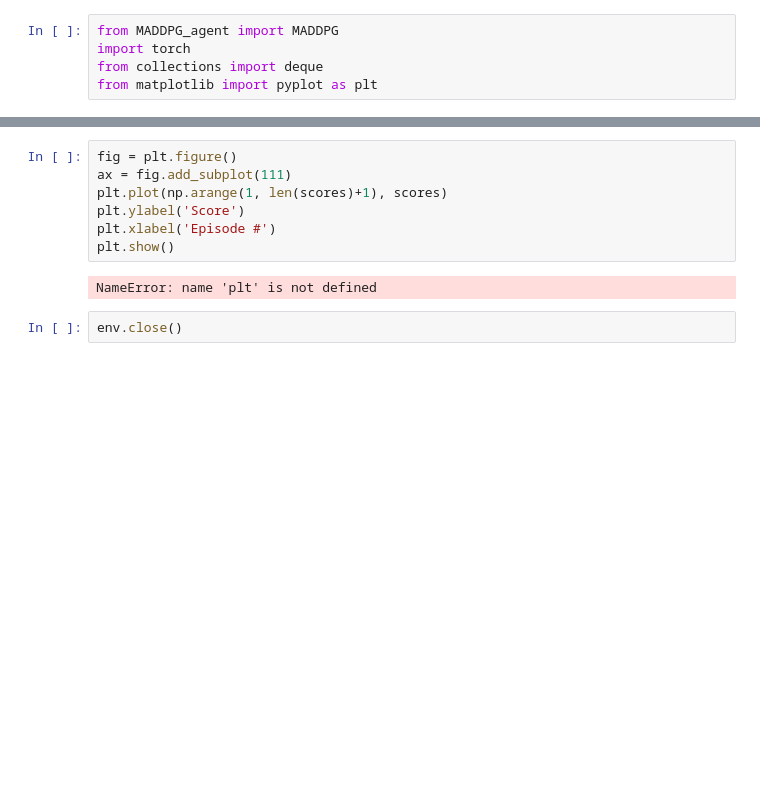
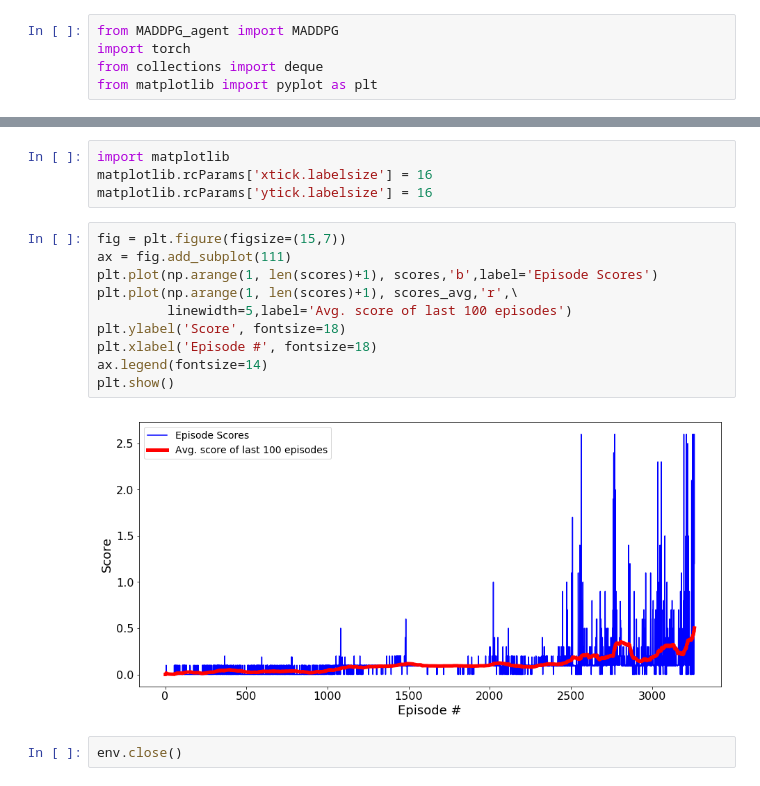
Before and after one commit to blangwallner/Udacity-Deep-Reinforcement-Learning-ND---Project-3---Collaboration-and-Competition, a Jupyter notebook: Tennis.ipynb, the cells around one changed output, grey strips where cells are left out. Saved outputs shown, nothing was run; the diff lists cells and outputs as text; blank space fills up the shorter version.

```diff
--- a/Tennis.ipynb
+++ b/Tennis.ipynb
@@ -196,11 +201,18 @@ Episode 2500    Average Score: 0.065
+# %%
+import matplotlib
+matplotlib.rcParams['xtick.labelsize'] = 16
+matplotlib.rcParams['ytick.labelsize'] = 16
 # %%
-fig = plt.figure()
+fig = plt.figure(figsize=(15,7))
 ax = fig.add_subplot(111)
-plt.plot(np.arange(1, len(scores)+1), scores)
-plt.ylabel('Score')
-plt.xlabel('Episode #')
+plt.plot(np.arange(1, len(scores)+1), scores,'b',label='Episode Scores')
+plt.plot(np.arange(1, len(scores)+1), scores_avg,'r',\
+         linewidth=5,label='Avg. score of last 100 episodes')
+plt.ylabel('Score', fontsize=18)
+plt.xlabel('Episode #', fontsize=18)
+ax.legend(fontsize=14)
 plt.show()
 # %% [output]
-NameError: name 'plt' is not defined
+[figure, added]
 # %%
 env.close()
```
Also changed, not shown: parts of 2 cells of this notebook, 6 other files.
